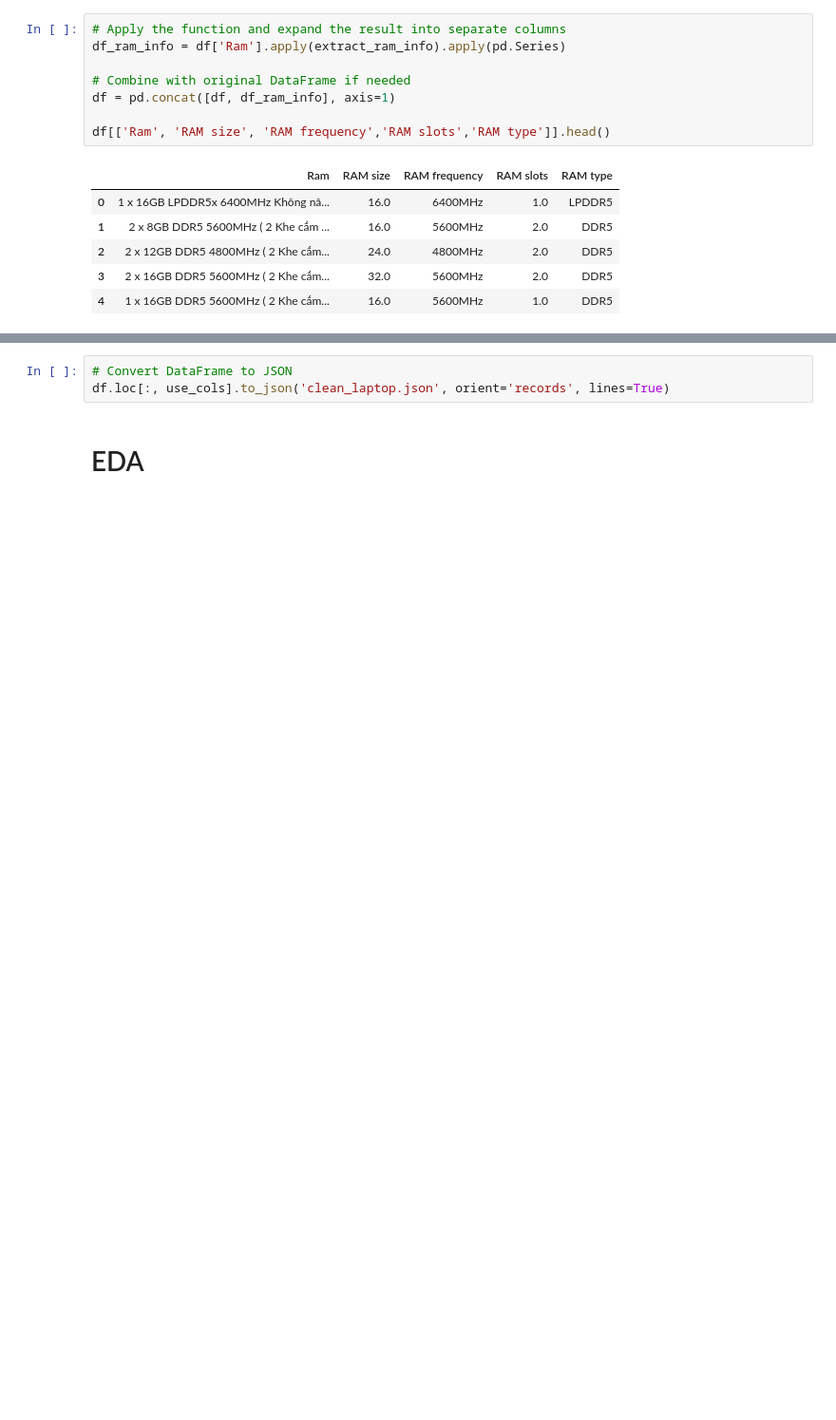
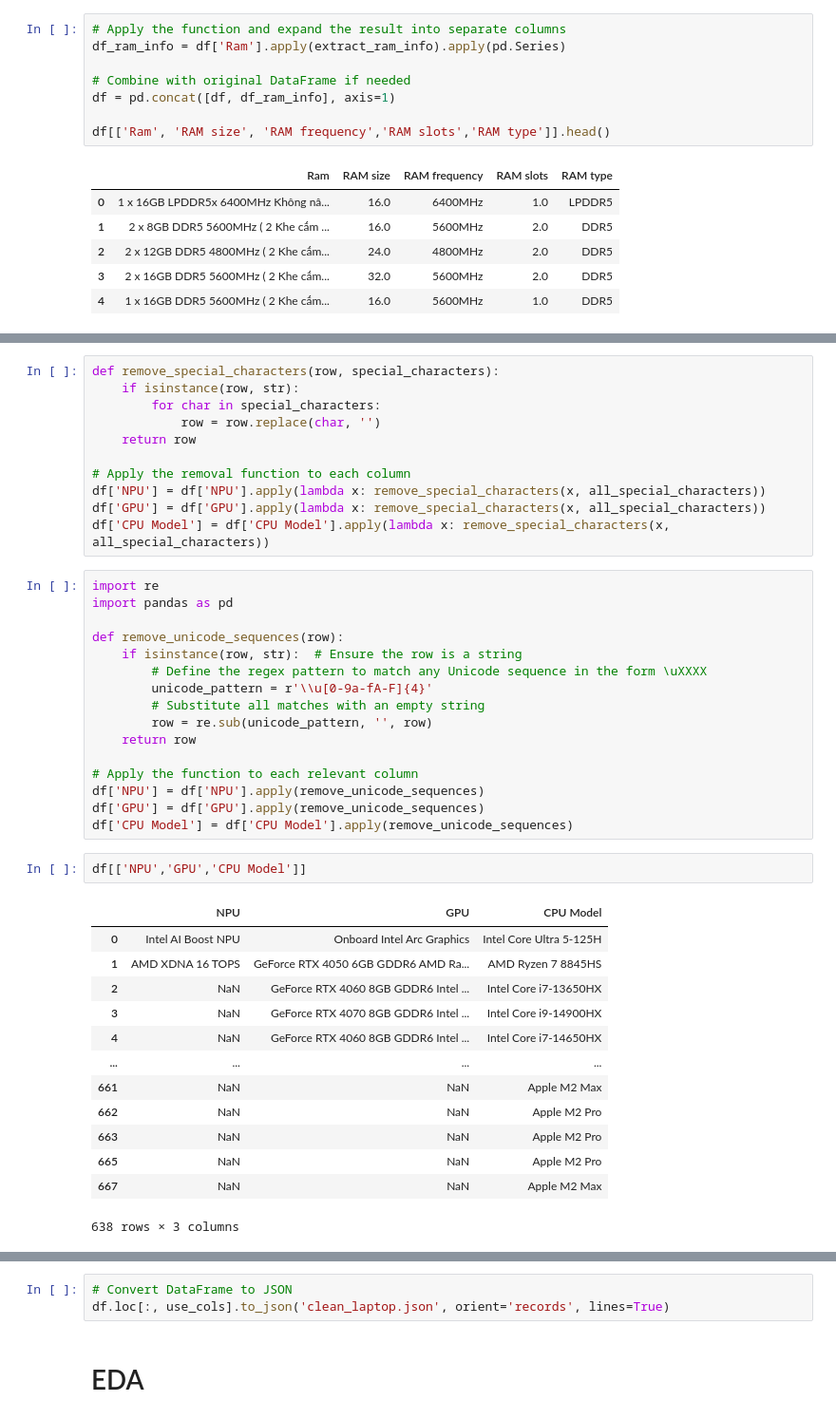
Before and after one commit to hoenizhuyn/laptop_scraping_analysis, a Jupyter notebook: preprocess.ipynb, the cells around one changed output, grey strips where cells are left out. Shown at 95% size. Saved outputs shown, nothing was run; the diff lists cells and outputs as text; blank space fills up the shorter version.

Commit message:
preprocess unicode characters- not completed

```diff
--- a/preprocess.ipynb
+++ b/preprocess.ipynb
@@ -488,3 +519,46 @@ df.loc[:, use_cols].iloc[5:15]
+# %%
+def remove_special_characters(row, special_characters):
+    if isinstance(row, str):
+        for char in special_characters:
+            row = row.replace(char, '')
+    return row
+
+# Apply the removal function to each column
+df['NPU'] = df['NPU'].apply(lambda x: remove_special_characters(x, all_special_characters))
+df['GPU'] = df['GPU'].apply(lambda x: remove_special_characters(x, all_special_characters))
+df['CPU Model'] = df['CPU Model'].apply(lambda x: remove_special_characters(x, all_special_characters))
+# %%
+import re
+import pandas as pd
+
+def remove_unicode_sequences(row):
+    if isinstance(row, str):  # Ensure the row is a string
+        # Define the regex pattern to match any Unicode sequence in the form \uXXXX
+        unicode_pattern = r'\\u[0-9a-fA-F]{4}'
+        # Substitute all matches with an empty string
+        row = re.sub(unicode_pattern, '', row)
+    return row
+
+# Apply the function to each relevant column
+df['NPU'] = df['NPU'].apply(remove_unicode_sequences)
+df['GPU'] = df['GPU'].apply(remove_unicode_sequences)
+df['CPU Model'] = df['CPU Model'].apply(remove_unicode_sequences)
+# %%
+df[['NPU','GPU','CPU Model']]
+# %% [output]
+|  | NPU | GPU | CPU Model |
+| 0 | Intel AI Boost NPU | Onboard Intel Arc Graphics | Intel Core Ultra 5-125H |
+| 1 | AMD XDNA 16 TOPS | GeForce RTX 4050 6GB GDDR6 AMD Ra... | AMD Ryzen 7 8845HS |
+| 2 | NaN | GeForce RTX 4060 8GB GDDR6 Intel ... | Intel Core i7-13650HX |
+| 3 | NaN | GeForce RTX 4070 8GB GDDR6 Intel ... | Intel Core i9-14900HX |
+| 4 | NaN | GeForce RTX 4060 8GB GDDR6 Intel ... | Intel Core i7-14650HX |
+| ... | ... | ... | ... |
+| 661 | NaN | NaN | Apple M2 Max |
+| 662 | NaN | NaN | Apple M2 Pro |
+| 663 | NaN | NaN | Apple M2 Pro |
+| 665 | NaN | NaN | Apple M2 Pro |
+| 667 | NaN | NaN | Apple M2 Max |
+638 rows × 3 columns
 # %%
 print(uni_val_column(df, 'CPU Model'))
 # %% [output]
```
Also changed, not shown: parts of 6 cells of this notebook, 6 other files.
